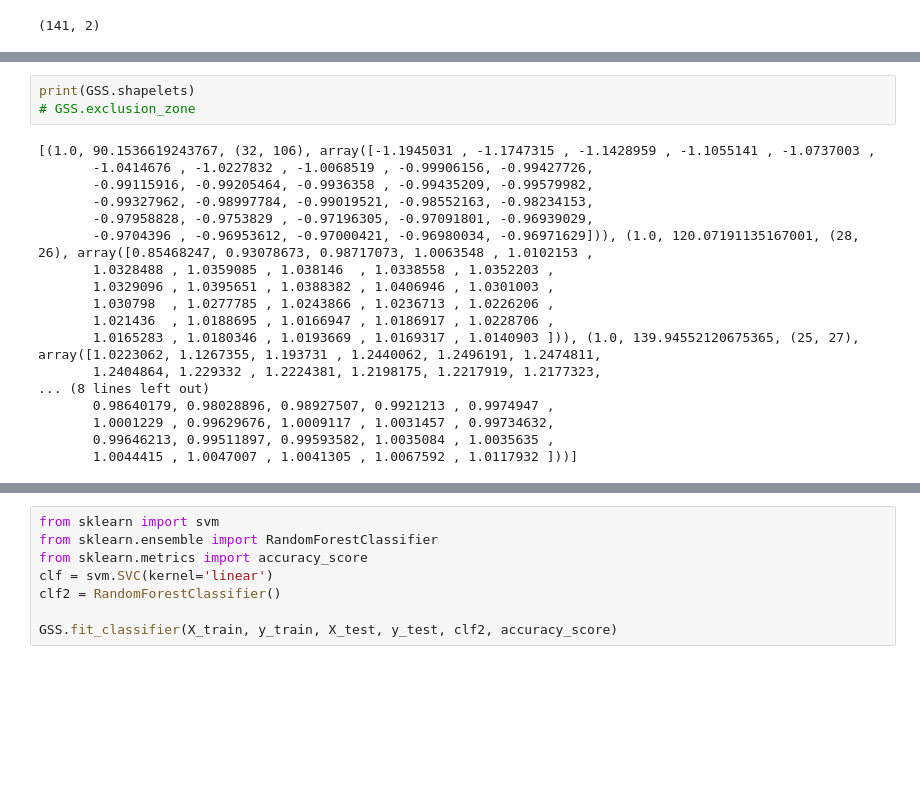
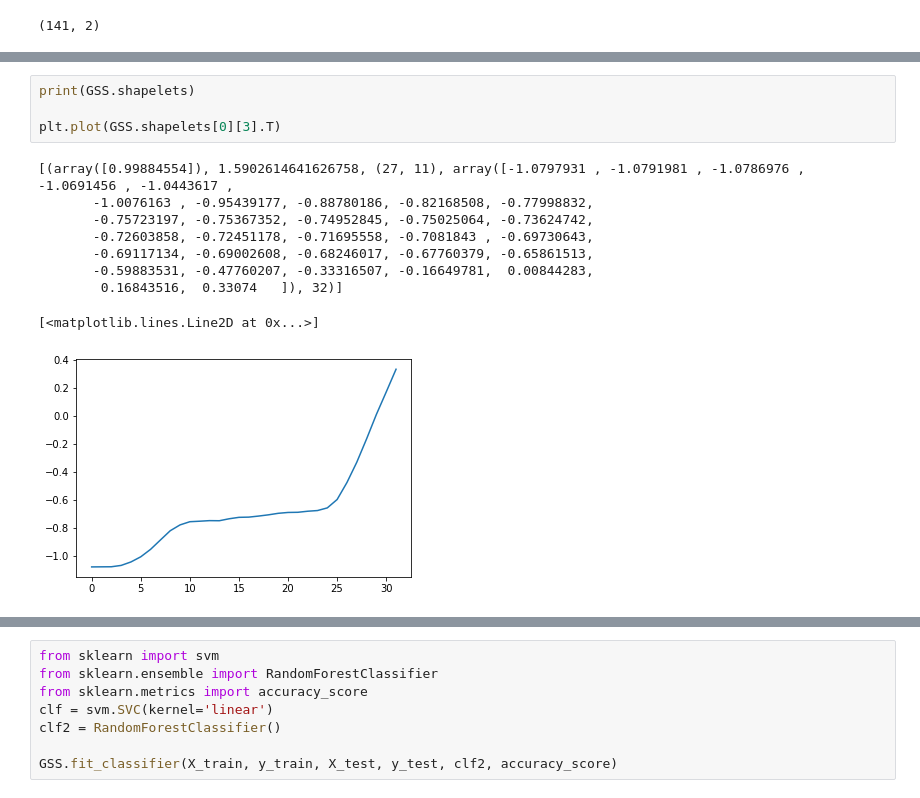
Before and after one commit to papelero/greedy_shapelets, a Jupyter notebook: workbook.ipynb, the cells around one changed output, grey strips where cells are left out. Saved outputs shown, nothing was run; the diff lists cells and outputs as text; blank space fills up the shorter version.

```diff
--- a/workbook.ipynb
+++ b/workbook.ipynb
@@ -513,21 +562,14 @@ Wall time: 27.1 s
 # %%
 print(GSS.shapelets)
-# GSS.exclusion_zone
+
+plt.plot(GSS.shapelets[0][3].T)
 # %% [output]
-[(1.0, 90.1536619243767, (32, 106), array([-1.1945031 , -1.1747315 , -1.1428959 , -1.1055141 , -1.0737003 ,
-       -1.0414676 , -1.0227832 , -1.0068519 , -0.99906156, -0.99427726,
-       -0.99115916, -0.99205464, -0.9936358 , -0.99435209, -0.99579982,
-       -0.99327962, -0.98997784, -0.99019521, -0.98552163, -0.98234153,
-       -0.97958828, -0.9753829 , -0.97196305, -0.97091801, -0.96939029,
-       -0.9704396 , -0.96953612, -0.97000421, -0.96980034, -0.96971629])), (1.0, 120.07191135167001, (28, 26), array([0.85468247, 0.93078673, 0.98717073, 1.0063548 , 1.0102153 ,
-       1.0328488 , 1.0359085 , 1.038146  , 1.0338558 , 1.0352203 ,
-       1.0329096 , 1.0395651 , 1.0388382 , 1.0406946 , 1.0301003 ,
-       1.030798  , 1.0277785 , 1.0243866 , 1.0236713 , 1.0226206 ,
-       1.021436  , 1.0188695 , 1.0166947 , 1.0186917 , 1.0228706 ,
-       1.0165283 , 1.0180346 , 1.0193669 , 1.0169317 , 1.0140903 ])), (1.0, 139.94552120675365, (25, 27), array([1.0223062, 1.1267355, 1.193731 , 1.2440062, 1.2496191, 1.2474811,
-       1.2404864, 1.229332 , 1.2224381, 1.2198175, 1.2217919, 1.2177323,
-... (8 lines left out)
-       0.98640179, 0.98028896, 0.98927507, 0.9921213 , 0.9974947 ,
-       1.0001229 , 0.99629676, 1.0009117 , 1.0031457 , 0.99734632,
-       0.99646213, 0.99511897, 0.99593582, 1.0035084 , 1.0035635 ,
-       1.0044415 , 1.0047007 , 1.0041305 , 1.0067592 , 1.0117932 ]))]
+[(array([0.99884554]), 1.5902614641626758, (27, 11), array([-1.0797931 , -1.0791981 , -1.0786976 , -1.0691456 , -1.0443617 ,
+       -1.0076163 , -0.95439177, -0.88780186, -0.82168508, -0.77998832,
+       -0.75723197, -0.75367352, -0.74952845, -0.75025064, -0.73624742,
+       -0.72603858, -0.72451178, -0.71695558, -0.7081843 , -0.69730643,
+       -0.69117134, -0.69002608, -0.68246017, -0.67760379, -0.65861513,
+       -0.59883531, -0.47760207, -0.33316507, -0.16649781,  0.00844283,
+        0.16843516,  0.33074   ]), 32)]
+[<matplotlib.lines.Line2D at 0x...>]
+[figure, added]
```
Also changed, not shown: parts of 14 cells of this notebook, 9 other files.
